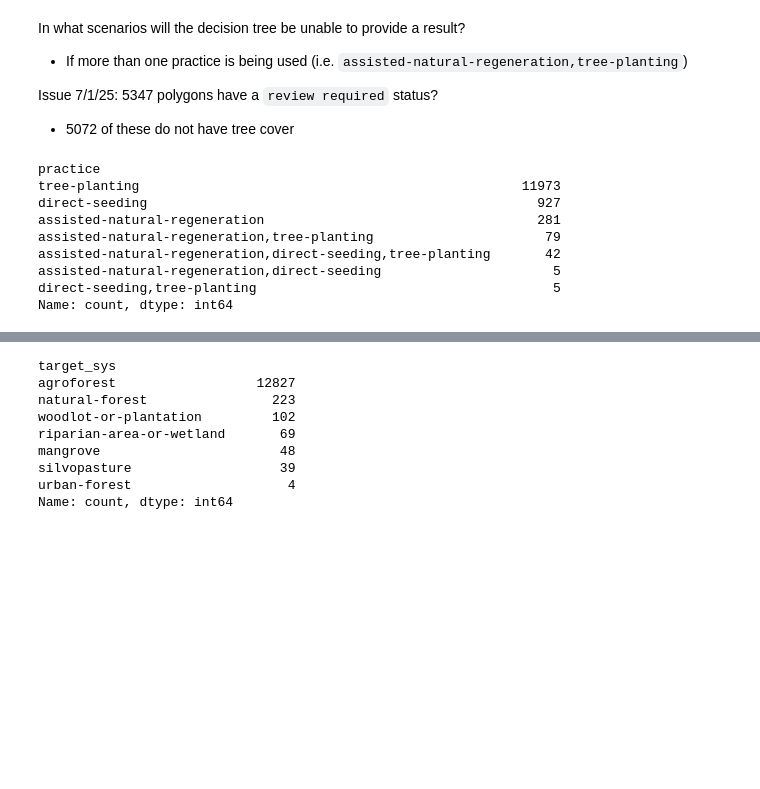
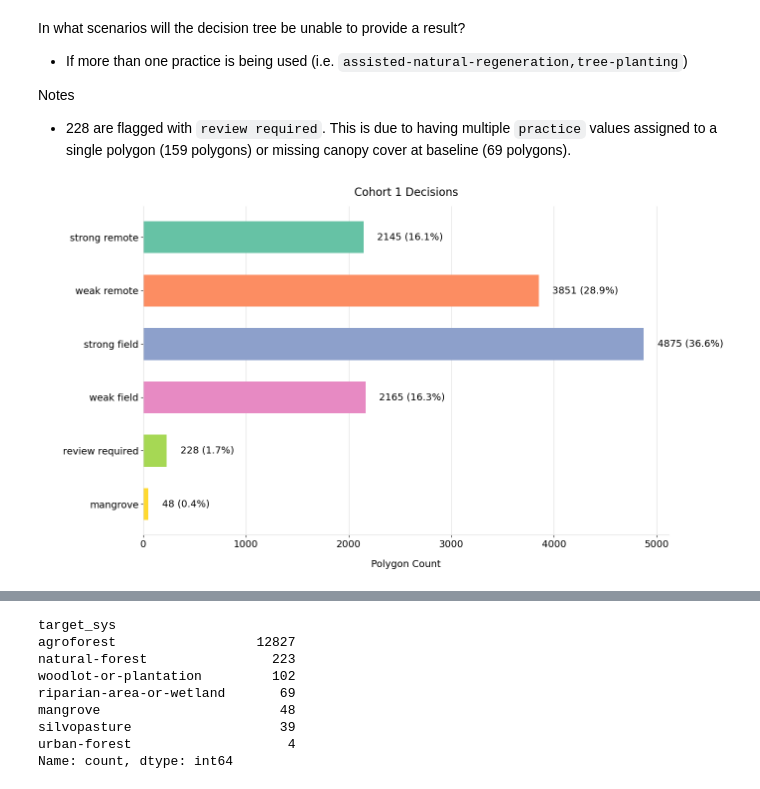
Before and after one commit to wri/decision-tree, a Jupyter notebook: notebooks/review_results.ipynb, the cells around one changed output, grey strips where cells are left out. Saved outputs shown, nothing was run; the diff lists cells and outputs as text; code cells hidden in the pictures; blank space fills up the shorter version.

Commit message:
analyses and visuals for q2 scoping

```diff
--- a/notebooks/review_results.ipynb
+++ b/notebooks/review_results.ipynb
@@ -7,20 +13,11 @@ import matplotlib.pyplot as plt
 In what scenarios will the decision tree be unable to provide a result?
 - If more than one practice is being used (i.e. `assisted-natural-regeneration,tree-planting`)
 
-Issue 7/1/25: 5347 polygons have a `review required` status?
-- 5072 of these do not have tree cover
+Notes
+- 228 are flagged with `review required`. This is due to having multiple `practice` values assigned to a single polygon (159 polygons) or missing canopy cover at baseline (69 polygons).
 # %%
-df = pd.read_csv("../data/results/dtree_output_c1_06-30-2025.csv")
+df = pd.read_csv("../data/results/dtree_output_c1_07-14-2025.csv")
-# %%
-# confirm no invalid plantstart dates
-df.practice.value_counts()
-# %% [output]
-practice
-tree-planting                                                 11973
-direct-seeding                                                  927
-assisted-natural-regeneration                                   281
-assisted-natural-regeneration,tree-planting                      79
-assisted-natural-regeneration,direct-seeding,tree-planting       42
-assisted-natural-regeneration,direct-seeding                      5
-direct-seeding,tree-planting                                      5
-Name: count, dtype: int64
+# %%
+vis.plot_decision_hbar(df, title="Cohort 1 Decisions")
+# %% [output]
+[figure, added]
```
Also changed, not shown: parts of 19 cells of this notebook, 2 other files.
